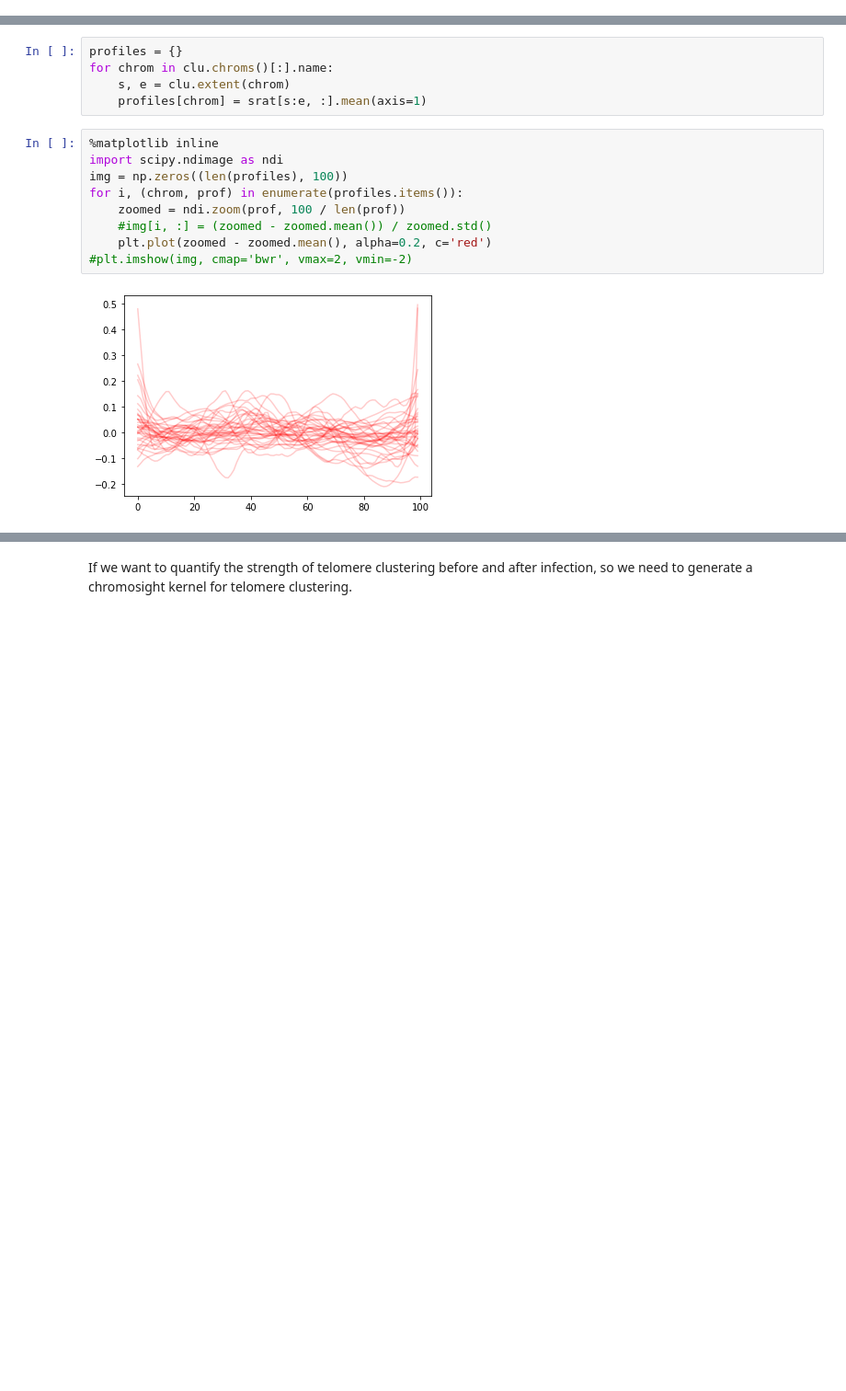
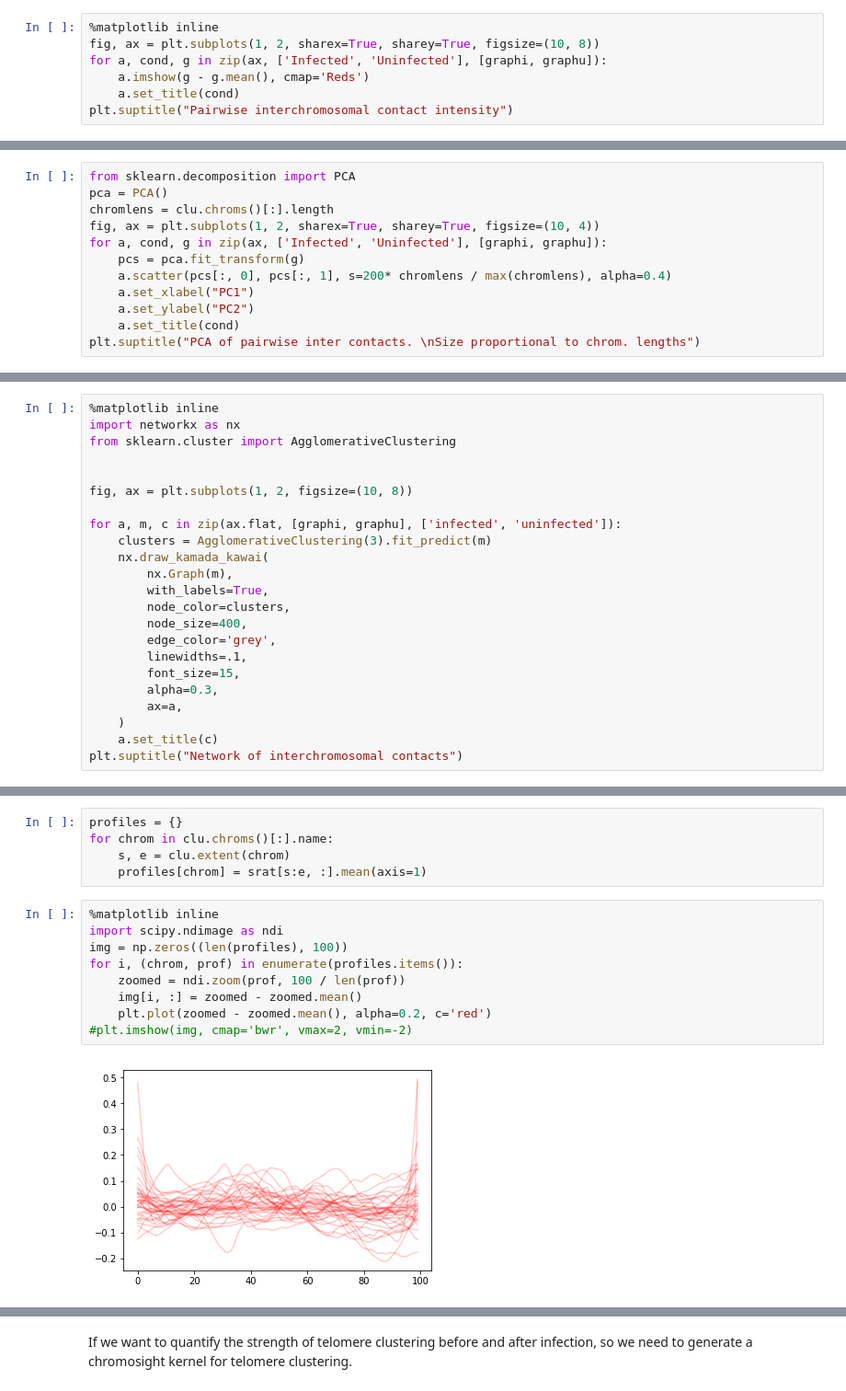
Before and after one commit to cmdoret/Acastellanii_legionella_infection, a Jupyter notebook: docs/notebooks/interchromosomal_contacts.ipynb, the cells around one changed output, grey strips where cells are left out. Shown at 92% size. Drawn from its saved outputs; the diff is of its cells as text; blank space fills up the shorter version.

```diff
--- a/docs/notebooks/interchromosomal_contacts.ipynb
+++ b/docs/notebooks/interchromosomal_contacts.ipynb
@@ -70,0 +111,7 @@ for chrom in clu.chroms()[:].name:
+# %%
+%matplotlib inline
+fig, ax = plt.subplots(1, 2, sharex=True, sharey=True, figsize=(10, 8))
+for a, cond, g in zip(ax, ['Infected', 'Uninfected'], [graphi, graphu]):
+    a.imshow(g - g.mean(), cmap='Reds')
+    a.set_title(cond)
+plt.suptitle("Pairwise interchromosomal contact intensity")
@@ -70,0 +123,12 @@ for chrom in clu.chroms()[:].name:
+# %%
+from sklearn.decomposition import PCA
+pca = PCA()
+chromlens = clu.chroms()[:].length
+fig, ax = plt.subplots(1, 2, sharex=True, sharey=True, figsize=(10, 4))
+for a, cond, g in zip(ax, ['Infected', 'Uninfected'], [graphi, graphu]):
+    pcs = pca.fit_transform(g)
+    a.scatter(pcs[:, 0], pcs[:, 1], s=200* chromlens / max(chromlens), alpha=0.4)
+    a.set_xlabel("PC1")
+    a.set_ylabel("PC2")
+    a.set_title(cond)
+plt.suptitle("PCA of pairwise inter contacts. \nSize proportional to chrom. lengths")
@@ -70,0 +142,23 @@ for chrom in clu.chroms()[:].name:
+# %%
+%matplotlib inline
+import networkx as nx
+from sklearn.cluster import AgglomerativeClustering
+
+
+fig, ax = plt.subplots(1, 2, figsize=(10, 8))
+
+for a, m, c in zip(ax.flat, [graphi, graphu], ['infected', 'uninfected']):
+    clusters = AgglomerativeClustering(3).fit_predict(m)
+    nx.draw_kamada_kawai(
+        nx.Graph(m),
+        with_labels=True,
+        node_color=clusters,
+        node_size=400,
+        edge_color='grey',
+        linewidths=.1,
+        font_size=15,
+        alpha=0.3,
+        ax=a,
+    )
+    a.set_title(c)
+plt.suptitle("Network of interchromosomal contacts")
@@ -117,11 +257,11 @@ for chrom in clu.chroms()[:].name:
 # %%
 %matplotlib inline
 import scipy.ndimage as ndi
 img = np.zeros((len(profiles), 100))
 for i, (chrom, prof) in enumerate(profiles.items()):
     zoomed = ndi.zoom(prof, 100 / len(prof))
-    #img[i, :] = (zoomed - zoomed.mean()) / zoomed.std()
+    img[i, :] = zoomed - zoomed.mean()
     plt.plot(zoomed - zoomed.mean(), alpha=0.2, c='red')
 #plt.imshow(img, cmap='bwr', vmax=2, vmin=-2)
 # %% [output]
-[figure, old version]
+[figure, new version]
```
Also changed, not shown: parts of 46 cells of this notebook.
